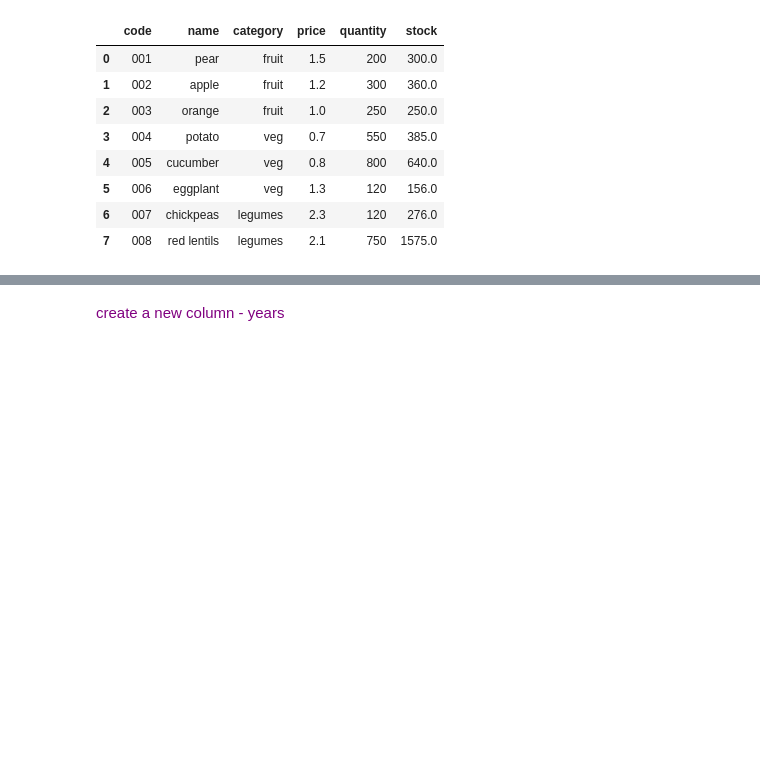
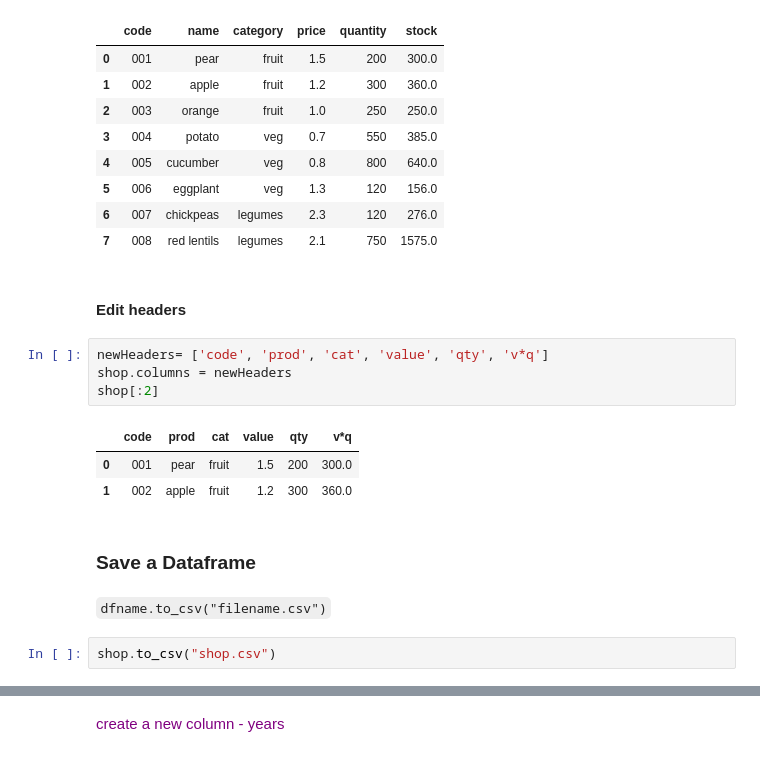
Before and after one commit to chezydan/pytopics, a Jupyter notebook: Pandas.ipynb, the cells around one changed output, grey strips where cells are left out. Cells and saved outputs as stored; diff of their text form; blank space fills up the shorter version.

```diff
--- a/Pandas.ipynb
+++ b/Pandas.ipynb
@@ -470,6 +605,22 @@ shop
 | 5 | 006 | eggplant | veg | 1.3 | 120 | 156.0 |
 | 6 | 007 | chickpeas | legumes | 2.3 | 120 | 276.0 |
 | 7 | 008 | red lentils | legumes | 2.1 | 750 | 1575.0 |
+# %% [markdown]
+<h4>Edit headers </h4>
+# %%
+newHeaders= ['code', 'prod', 'cat', 'value', 'qty', 'v*q']
+shop.columns = newHeaders
+shop[:2]
+# %% [output]
+|  | code | prod | cat | value | qty | v*q |
+| 0 | 001 | pear | fruit | 1.5 | 200 | 300.0 |
+| 1 | 002 | apple | fruit | 1.2 | 300 | 360.0 |
+# %% [markdown]
+<h3> Save a Dataframe </h3>
+# %% [markdown]
+`dfname.to_csv("filename.csv")`
+# %%
+shop.to_csv("shop.csv")
 # %%
 serDF
 # %% [output]
```
Also changed, not shown: parts of 23 cells of this notebook, 13 other files.
